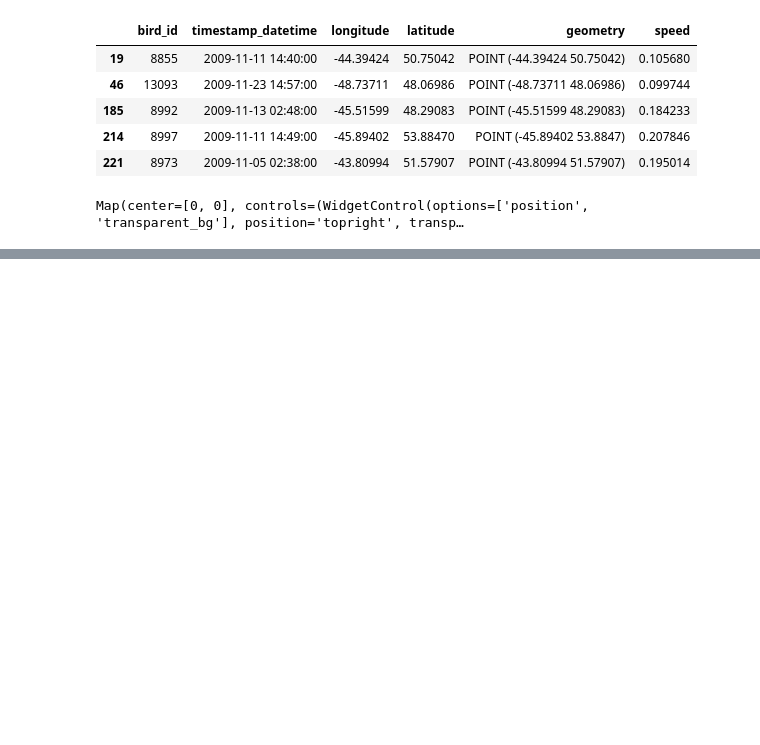
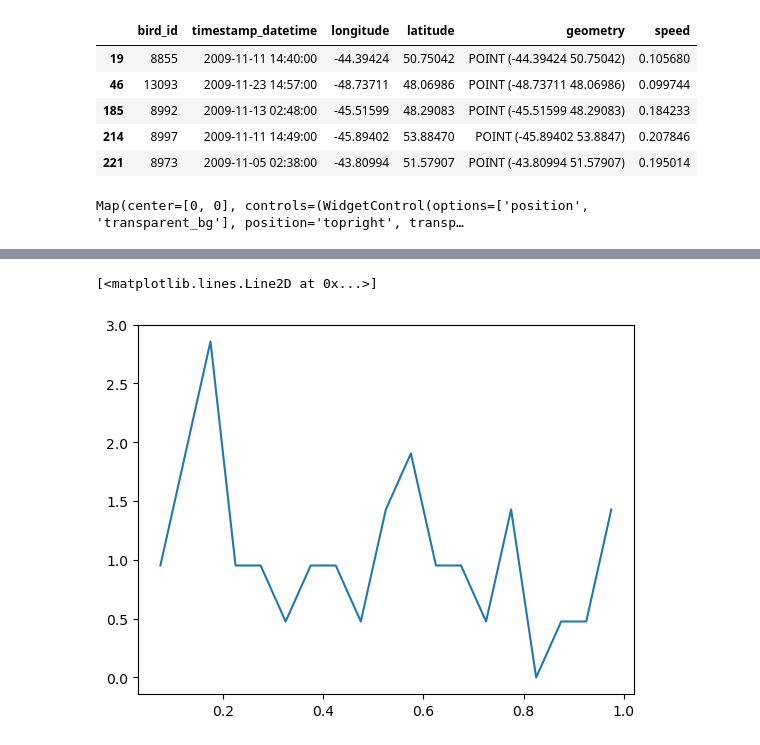
Before and after one commit to sblockhartzzero/GIS5201, a Jupyter notebook: project_code/gis5201_project_GEE_example4.ipynb, the cells around one changed output, grey strips where cells are left out. Drawn from its saved outputs; the diff is of its cells as text; code cells hidden in the pictures; blank space fills up the shorter version.

```diff
--- a/project_code/gis5201_project_GEE_example4.ipynb
+++ b/project_code/gis5201_project_GEE_example4.ipynb
@@ -368,0 +450,3 @@ median_chlor_a_feature.get('chlor_a')
+# %%
+# Same analysis for transits
+chlor_a_array_transit = get_chlor_a_array(gdf_transit_combined)
@@ -368,0 +502,10 @@ median_chlor_a_feature.get('chlor_a')
+# %%
+# PDF (i.e. normalized histogram) of chlor_a_array_transit
+densities_transit, bin_edges_transit = np.histogram(chlor_a_array_transit, bins=bin_edges,density=True)
+num_bin_edges_transit = len(bin_edges_transit)
+bin_centers_transit = bin_edges_transit[0:num_bin_edges_transit-1] + (np.diff(bin_edges_transit))/2
+#bin_centers_transit
+plt.plot(bin_centers_transit, densities_transit)
+# %% [output]
+[<matplotlib.lines.Line2D at 0x...>]
+[figure, added]
```
Also changed, not shown: parts of 14 cells of this notebook, 1 other file.
